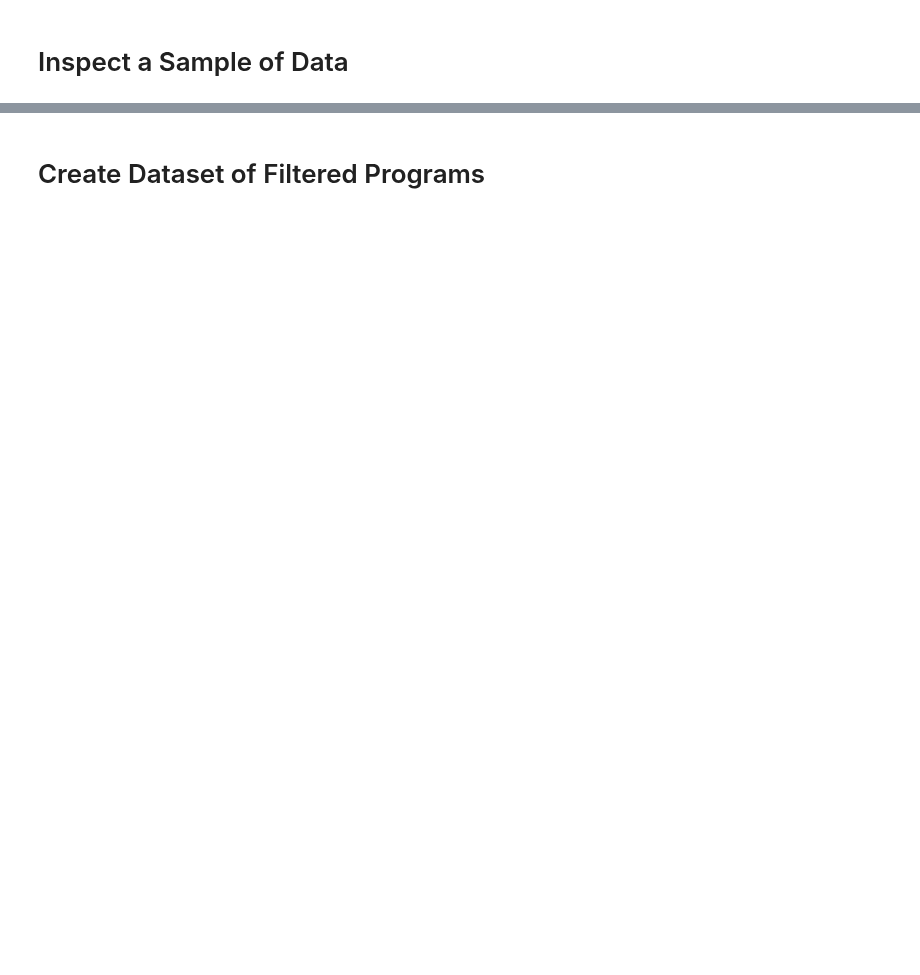
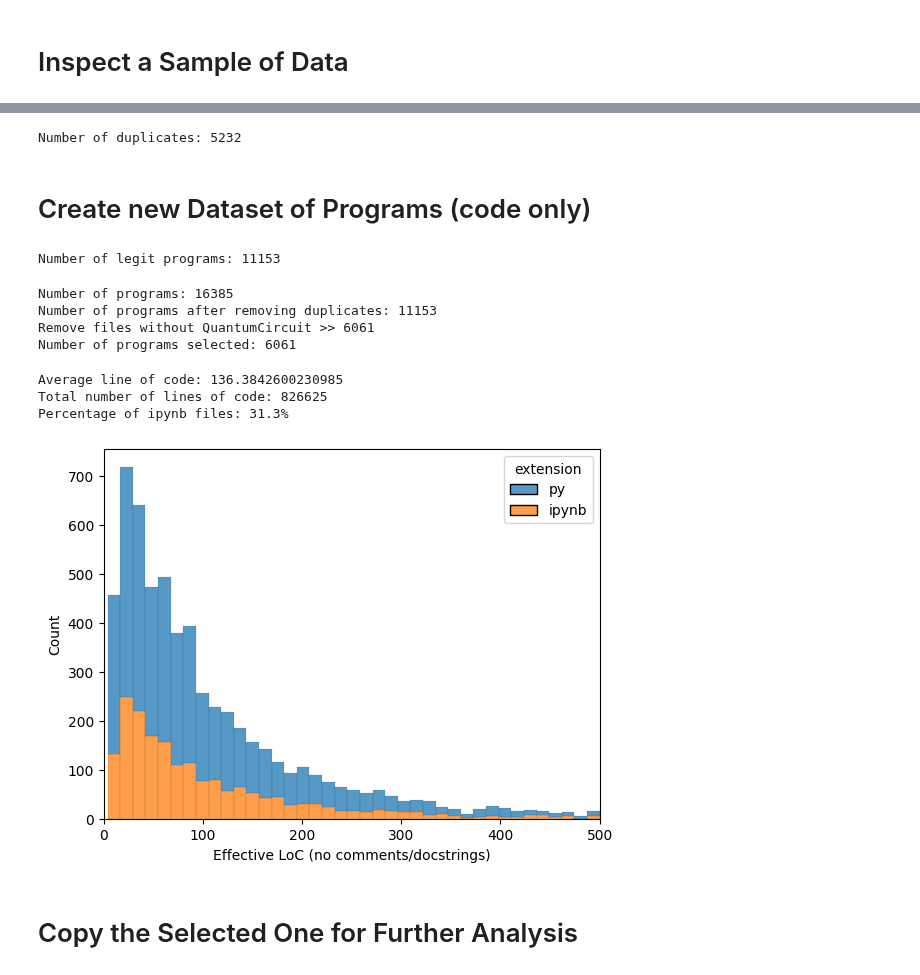
Before and after one commit to sola-st/LintQ, a Jupyter notebook: notebooks/01_Quantum_Program_Dataset.ipynb, the cells around one changed output, grey strips where cells are left out. Cells and saved outputs as stored; diff of their text form; code cells hidden in the pictures; blank space fills up the shorter version.

Commit message:
first dataset 6k only QuantumCircuit

```diff
--- a/notebooks/01_Quantum_Program_Dataset.ipynb
+++ b/notebooks/01_Quantum_Program_Dataset.ipynb
@@ -514,2 +699,64 @@ print(result.get_counts(qc))
+# %%
+dedup_dict = json.load(open(PATH_TO_DEDUP_DICT, 'r'))
+list_of_duplicate_file_paths = [item for sublist in dedup_dict for item in sublist]
+print(f"Number of duplicates: {len(list_of_duplicate_file_paths)}")
+# %% [output]
+Number of duplicates: 5232
 # %% [markdown]
-# Create Dataset of Filtered Programs
+# Create new Dataset of Programs (code only)
+# %%
+import shutil
+# move the selected programs to a new folder
+all_ids = df_filtered_on_content['unique_id'].values
+ids_of_duplicates = [os.path.splitext(os.path.basename(path))[0] for path in list_of_duplicate_file_paths]
+ids_legit_programs = [id for id in all_ids if id not in ids_of_duplicates]
+print(f"Number of legit programs: {len(ids_legit_programs)}")
+
+# copy legit programs to code_only_programs folder to program_under_study folder
+for id in tqdm(ids_legit_programs):
+    src = os.path.join(FILTERED_PROGRAMS_FOLDER, id + ".py")
+    dst = os.path.join(DIR_FINAL_DATASET, id + ".py")
+    shutil.copyfile(src, dst)
+# %% [output]
+Number of legit programs: 11153
+# %%
+df = df_filtered_on_content.copy()
+print(f"Number of programs: {len(df)}")
+
+# remove duplicates
+df = df[~df['unique_id'].isin(ids_of_duplicates)]
+print(f"Number of programs after removing duplicates: {len(df)}")
+
+# the programs must contain QuantumCircuit(
+df = df[df['file_content_code_only'].str.contains('QuantumCircuit\(')]
+print(f'Remove files without QuantumCircuit >> {len(df)}')
+
+ids_selected = df['unique_id'].values
+print(f"Number of programs selected: {len(ids_selected)}")
+
+# plot line of code distribution
+sns.histplot(
+    data=df,
+    x='loc',
+    hue='extension',
+    multiple='stack',
+)
+plt.xlim(0, 500)
+plt.xlabel('Effective LoC (no comments/docstrings)')
+# average line of code
+print(f"Average line of code: {df['loc'].mean()}")
+# total number of lines of code
+print(f"Total number of lines of code: {df['loc'].sum()}")
+perc_ipynb = ((len(df[df['extension'] == 'ipynb'])) / len(df) )* 100
+print(f"Percentage of ipynb files: {perc_ipynb:.1f}%")
+# %% [output]
+Number of programs: 16385
+Number of programs after removing duplicates: 11153
+Remove files without QuantumCircuit >> 6061
+Number of programs selected: 6061
+Average line of code: 136.3842600230985
+Total number of lines of code: 826625
+Percentage of ipynb files: 31.3%
+[figure, added]
+# %% [markdown]
+# Copy the Selected One for Further Analysis
```
Also changed, not shown: parts of 24 cells of this notebook, 8 other files.
